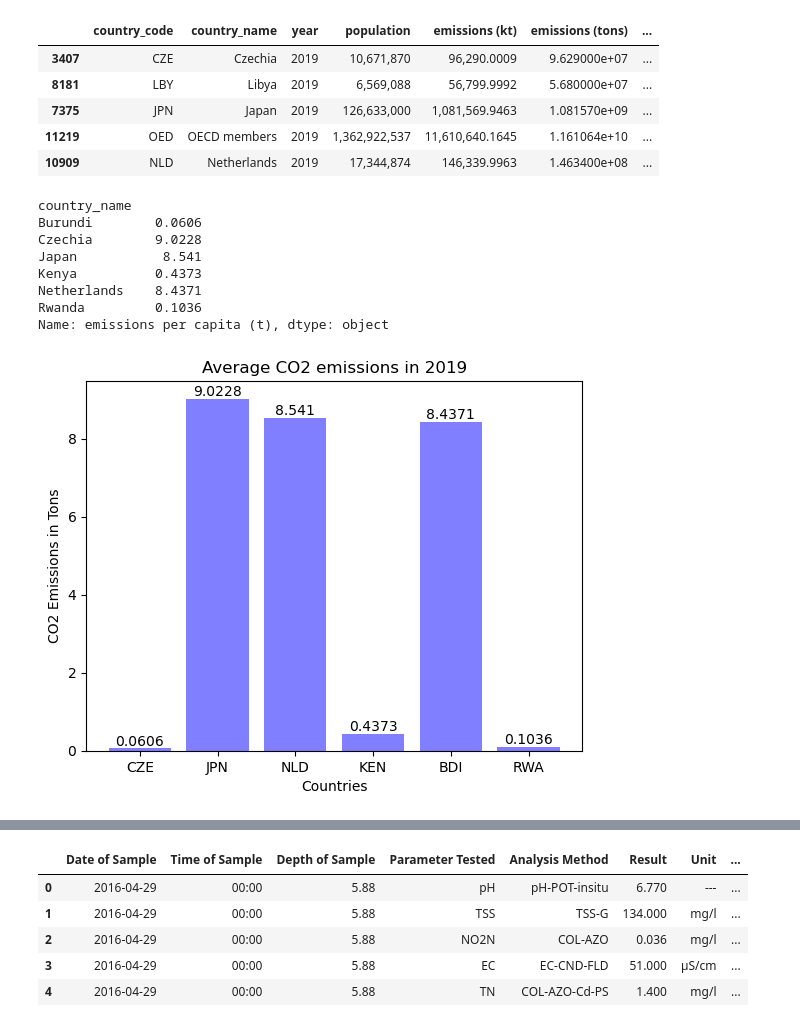
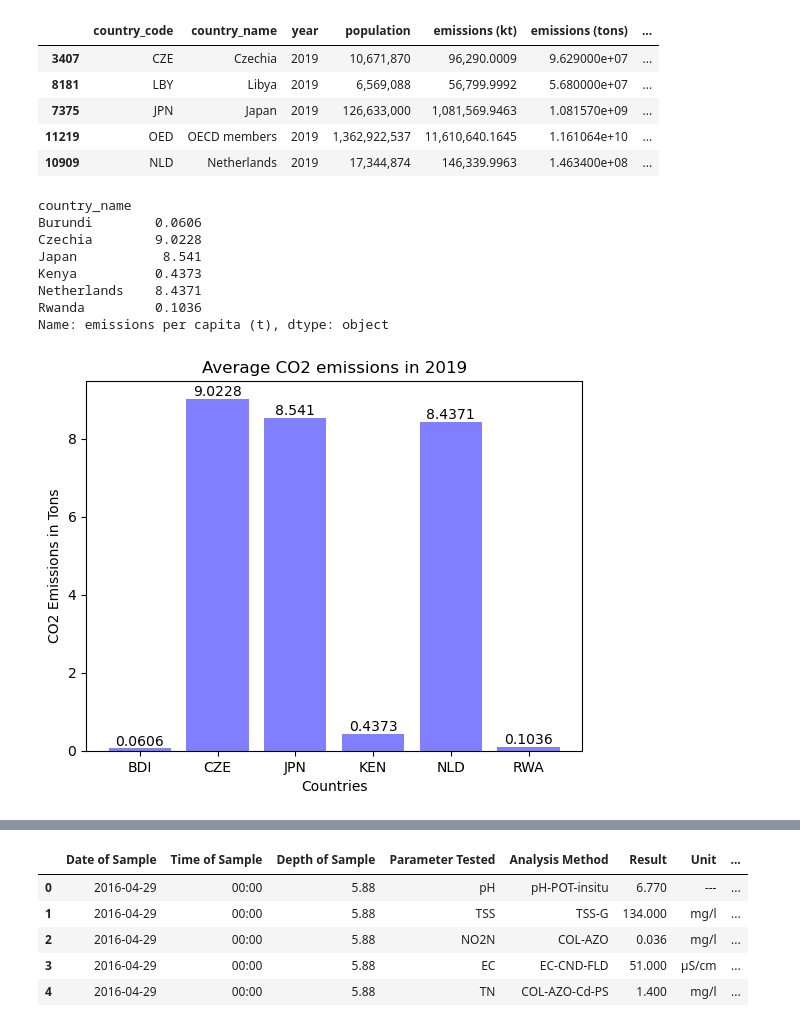
Before and after one commit to Blake-Singewald/CO2-Emissions, a Jupyter notebook: CO2-Emissions-Project/co2.ipynb, the cells around one changed output, grey strips where cells are left out. Saved outputs shown, nothing was run; the diff lists cells and outputs as text; code cells hidden in the pictures.

```diff
--- a/CO2-Emissions-Project/co2.ipynb
+++ b/CO2-Emissions-Project/co2.ipynb
@@ -184,31 +185,31 @@ sorted2019_ascending.head()
 | 11219 | OED | OECD members | 2019 | 1,362,922,537 | 11,610,640.1645 | 1.161064e+10 | ... |
 | 10909 | NLD | Netherlands | 2019 | 17,344,874 | 146,339.9963 | 1.463400e+08 | ... |
 # %%
-countries_wewant = ['CZE', 'JPN', 'NLD', 'KEN', 'BDI', 'RWA']
+countries_wewant = ['BDI', 'CZE', 'JPN', 'KEN', 'NLD', 'RWA']
 countriesofinterest = sorted2019.loc[sorted2019['country_code'].isin(countries_wewant)]
 countries2019 = countriesofinterest.groupby(['country_name'])['emissions per capita (t)'].mean()
 print(countries2019)
 
 emissions_xaxis = countries_wewant
 emissions_yaxis = countries2019
 plt.bar(emissions_xaxis, emissions_yaxis, color='b', alpha=0.5, align='center')
 
 for i, v in enumerate(emissions_yaxis):
     plt.text(i, v, str(v), ha='center', va='bottom')
 
 plt.title('Average CO2 emissions in 2019')
 plt.xlabel('Countries')
 plt.ylabel('CO2 Emissions in Tons')
 
 plt.show()
 # %% [output]
 country_name
 Burundi        0.0606
 Czechia        9.0228
 Japan           8.541
 Kenya          0.4373
 Netherlands    8.4371
 Rwanda         0.1036
 Name: emissions per capita (t), dtype: object
-[figure, old version]
+[figure, new version]
 # %%
```
Also changed, not shown: parts of 23 cells of this notebook.
